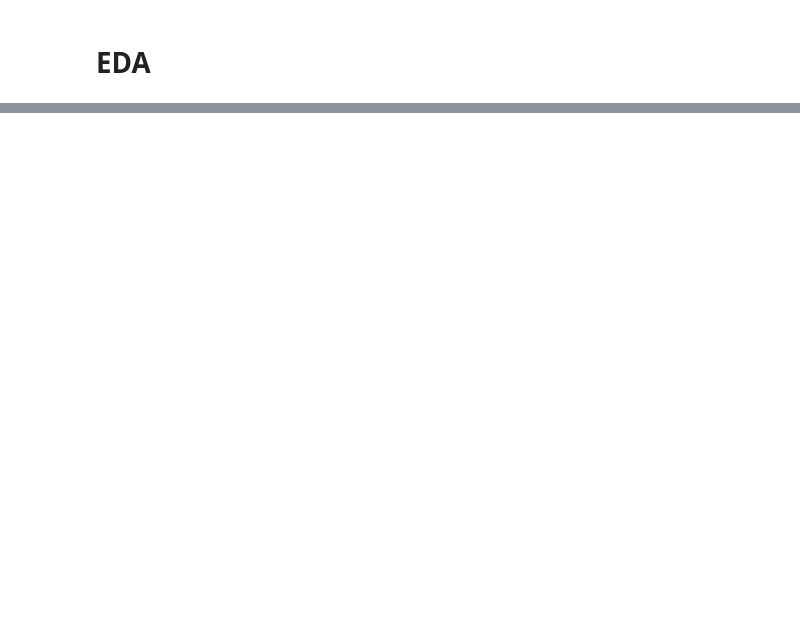
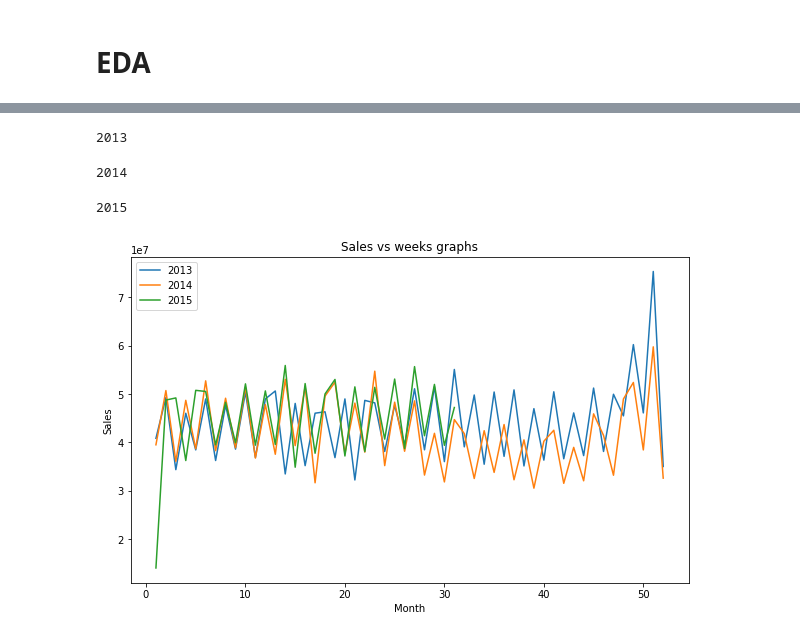
Before and after one commit to Shyamsundarkanaka/Rossmann-Sales-Prediction, a Jupyter notebook: Rossmann_Sales_Prediction_Capstone_Project.ipynb, the cells around one changed output, grey strips where cells are left out. Drawn from its saved outputs; the diff is of its cells as text; code cells hidden in the pictures; blank space fills up the shorter version.

```diff
--- a/Rossmann_Sales_Prediction_Capstone_Project.ipynb
+++ b/Rossmann_Sales_Prediction_Capstone_Project.ipynb
@@ -341,0 +366,4 @@ df_meta
+# %%
+#merging the meta data with main dataset
+df = pd.merge(df, df_meta, on='Store', how='left')
+df.head()
@@ -341,0 +377,5 @@ df_meta
+# %%
+#convertiung the datatype to data wherever necessary
+df.Date = pd.to_datetime(df.Date)
+df.promo2_start_date = pd.to_datetime(df.promo2_start_date)
+df.info()
@@ -341,0 +400,3 @@ df_meta
+# %%
+#Create a new column for promo active or not
+df['Promo2_active'] = np.where(df['Date'] >= df['promo2_start_date'], 1 , 0)
@@ -341,0 +412,3 @@ df_meta
+# %%
+#Droping the promo2 start date column
+df.drop(columns = ['promo2_start_date'], axis=1,inplace= True)
@@ -457,0 +461,17 @@ plt.show()
+# %%
+# Sales vs weeks graphs
+plt.figure(figsize=(10,6))
+for y in set(df.Date.dt.year):
+  print(y)
+  df_temp = pd.DataFrame(df[df.Date.dt.year==y].groupby(df.Date.dt.week)['Sales'].sum())
+  plt.plot(df_temp,label=y)
+  plt.legend()
+  plt.xlabel("Month")
+  plt.ylabel("Sales")
+  plt.title('Sales vs weeks graphs')
+plt.show()
+# %% [output]
+2013
+2014
+2015
+[figure, added]
```
Also changed, not shown: parts of 83 cells of this notebook.
